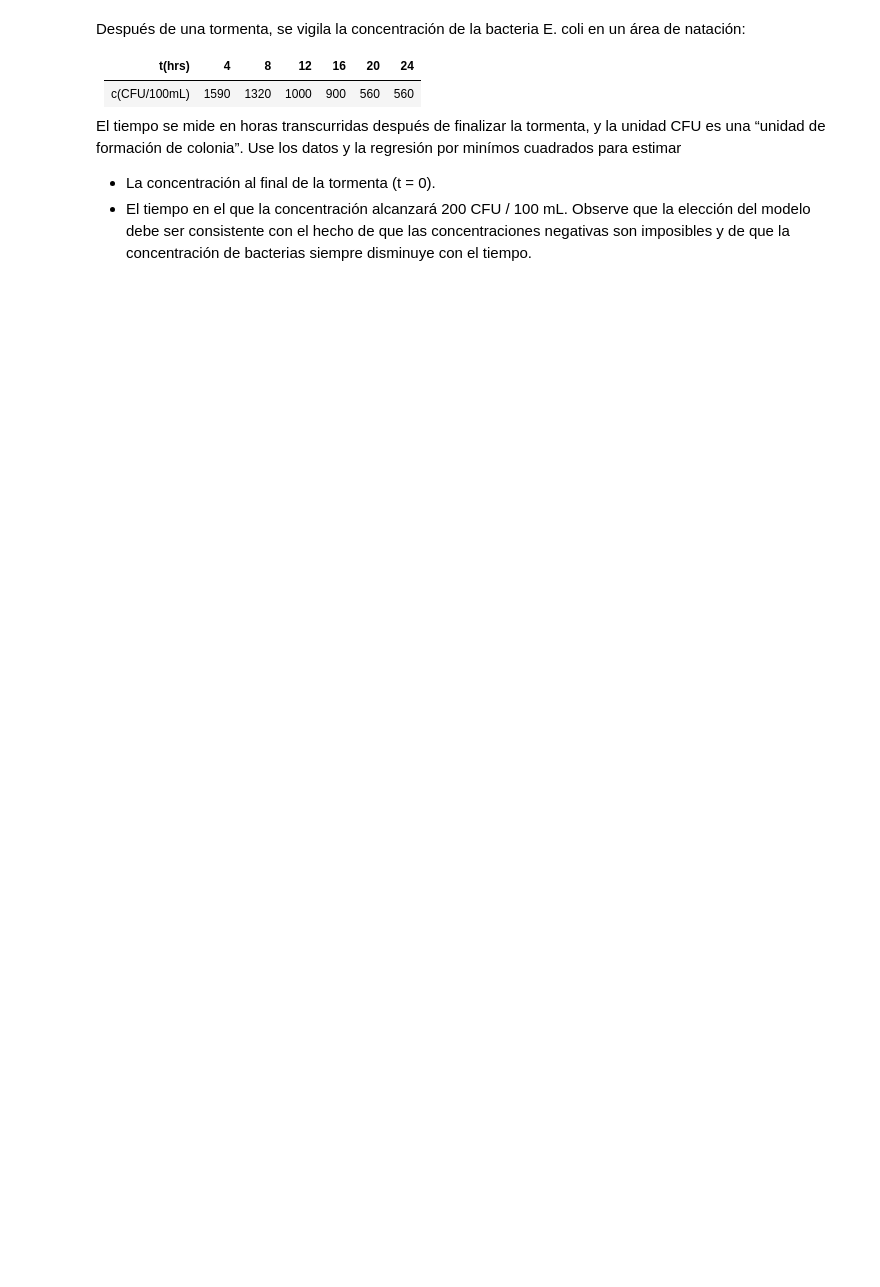
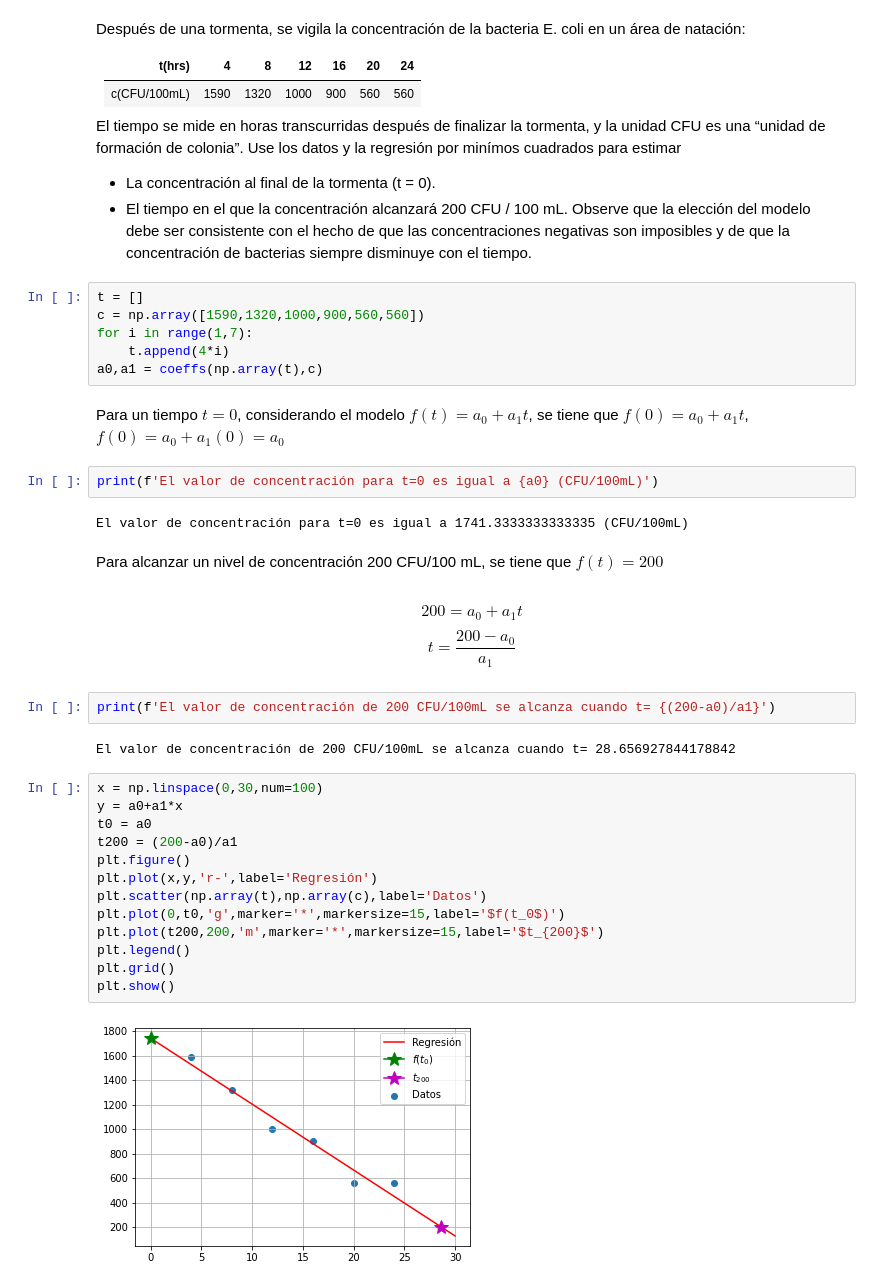
Before and after one commit to roilhi/PyStatistics, a Jupyter notebook: Mimimos_Cuadrados.ipynb, the cells around one changed output. Drawn from its saved outputs; the diff is of its cells as text; blank space fills up the shorter version.

```diff
--- a/Mimimos_Cuadrados.ipynb
+++ b/Mimimos_Cuadrados.ipynb
@@ -283,3 +281,40 @@ El tiempo se mide en horas transcurridas después de finalizar la tormenta, y la
 
 * La concentración al final de la tormenta (t = 0).
 * El tiempo en el que la concentración alcanzará 200 CFU / 100 mL. Observe que la elección del modelo debe ser consistente con el hecho de que las concentraciones negativas son imposibles y de que la concentración de bacterias siempre disminuye con el tiempo.
+# %%
+t = []
+c = np.array([1590,1320,1000,900,560,560])
+for i in range(1,7):
+    t.append(4*i)
+a0,a1 = coeffs(np.array(t),c)
+# %% [markdown]
+Para un tiempo $t=0$, considerando el modelo $f(t)=a_0+a_1t$, se tiene que
+$f(0) = a_0+a_1t$, $f(0) = a_0 +a_1(0) = a_0$
+# %%
+print(f'El valor de concentración para t=0 es igual a {a0} (CFU/100mL)')
+# %% [output]
+El valor de concentración para t=0 es igual a 1741.3333333333335 (CFU/100mL)
+# %% [markdown]
+Para alcanzar un nivel de concentración 200 CFU/100 mL, se tiene que $f(t)=200$
+# %% [markdown]
+$$200 = a_0+a_1t$$
+$$t=\frac{200-a_0}{a_1}$$
+# %%
+print(f'El valor de concentración de 200 CFU/100mL se alcanza cuando t= {(200-a0)/a1}')
+# %% [output]
+El valor de concentración de 200 CFU/100mL se alcanza cuando t= 28.656927844178842
+# %%
+x = np.linspace(0,30,num=100)
+y = a0+a1*x
+t0 = a0
+t200 = (200-a0)/a1
+plt.figure()
+plt.plot(x,y,'r-',label='Regresión')
+plt.scatter(np.array(t),np.array(c),label='Datos')
+plt.plot(0,t0,'g',marker='*',markersize=15,label='$f(t_0$)')
+plt.plot(t200,200,'m',marker='*',markersize=15,label='$t_{200}$')
+plt.legend()
+plt.grid()
+plt.show()
+# %% [output]
+[figure, added]
```
Also changed, not shown: parts of 4 cells of this notebook.
